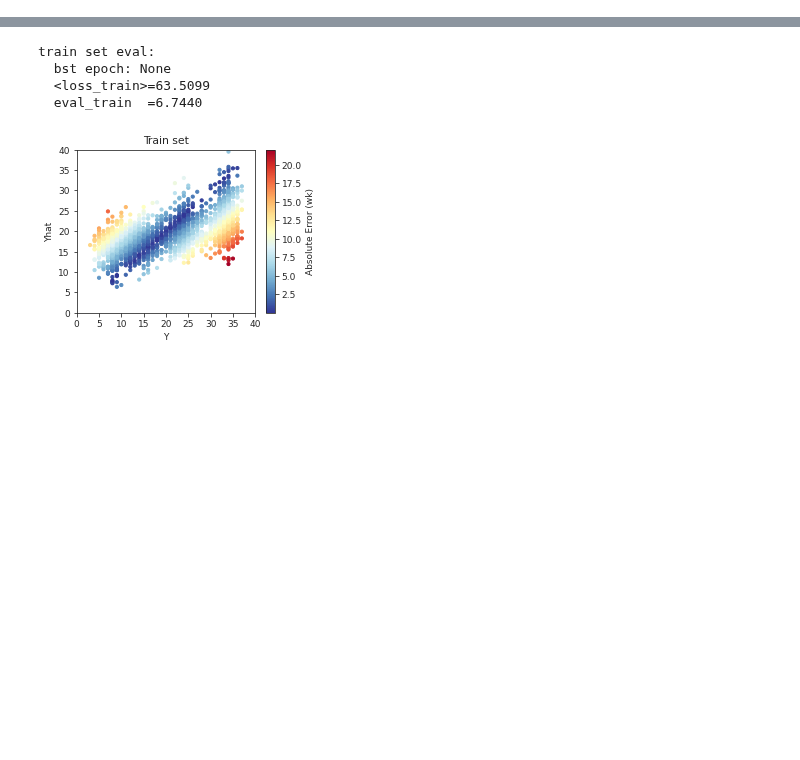
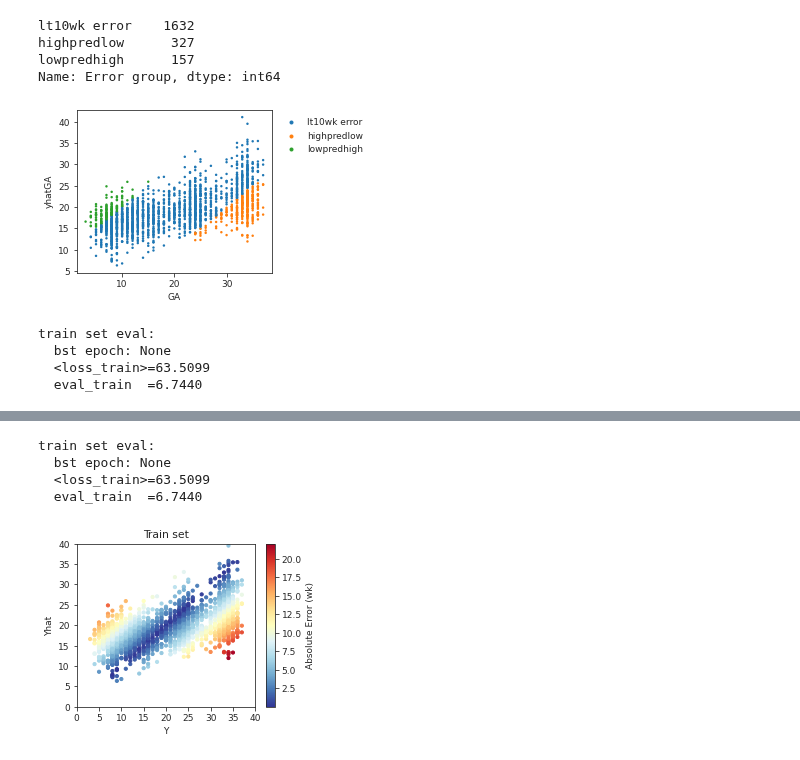
Before and after one commit to nealgravindra/wearables, a Jupyter notebook: notebooks/ITRerror_analysis.ipynb, the cells around one changed output, grey strips where cells are left out. Drawn from its saved outputs; the diff is of its cells as text; code cells hidden in the pictures; blank space fills up the shorter version.

```diff
--- a/notebooks/ITRerror_analysis.ipynb
+++ b/notebooks/ITRerror_analysis.ipynb
@@ -22,0 +113,34 @@ sns.set_style("ticks")
+# %%
+# define clusters
+median_GA = md['GA'].median()
+
+lowpredhigh = md.loc[(md['Absolute Error'] > 10.) &
+                     (md['GA'] <= median_GA) &
+                     (md['yhatGA'] > md['GA']), :].index
+highpredlow = md.loc[(md['Absolute Error'] > 10.) &
+                     (md['GA'] > median_GA) &
+                     (md['yhatGA'] < md['GA']), :].index
+md['Error group'] = 'lt10wk error'
+md.loc[md.index.isin(lowpredhigh), 'Error group'] = 'lowpredhigh'
+md.loc[md.index.isin(highpredlow), 'Error group'] = 'highpredlow'
+print(md['Error group'].value_counts())
+# %% [output]
+lt10wk error    1632
+highpredlow      327
+lowpredhigh      157
+Name: Error group, dtype: int64
+# %%
+savefigs = True
+# %%
+# plot again
+fig, ax = plt.subplots(1, 1, figsize=(3.5, 3))
+sns.scatterplot(x='GA', y='yhatGA', hue='Error group', data=md, rasterized=True,
+                linewidth=0, ax=ax, s=6)
+ax.legend(bbox_to_anchor=(1.01, 1))
+
+if savefigs:
+    fig.savefig('/home/ngr4/project/wearables/results/ITRerror_analysis_error_groups.png',
+                bbox_inches='tight', dpi=600)
+    savefigs = False
+# %% [output]
+[figure, added]
@@ -22,0 +199,7 @@ sns.set_style("ticks")
+# %%
+res = stat_err_analysis(md, include_var_pred_performance=True)
+# %% [output]
+train set eval:
+  bst epoch: None
+  <loss_train>=63.5099
+  eval_train  =6.7440
```
Also changed, not shown: parts of 14 cells of this notebook.
